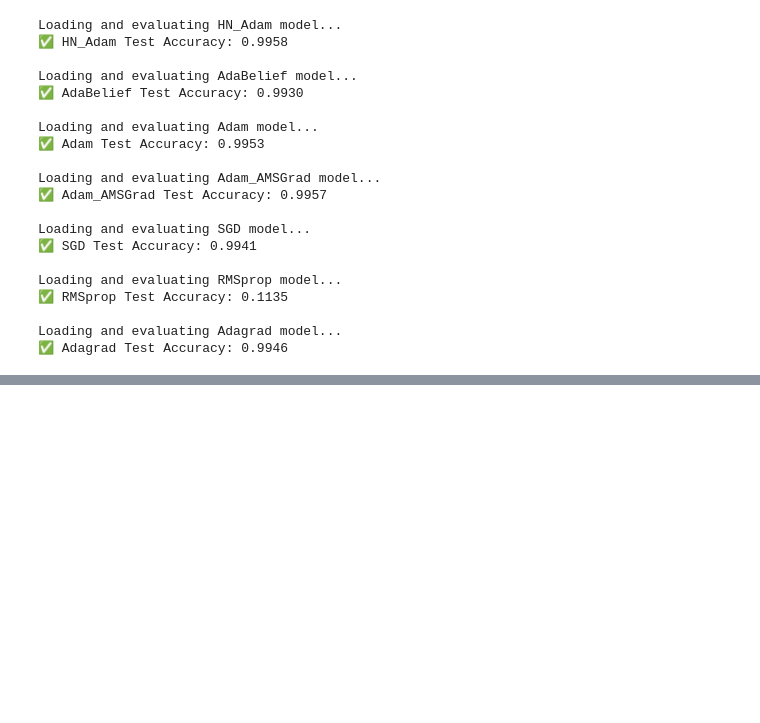
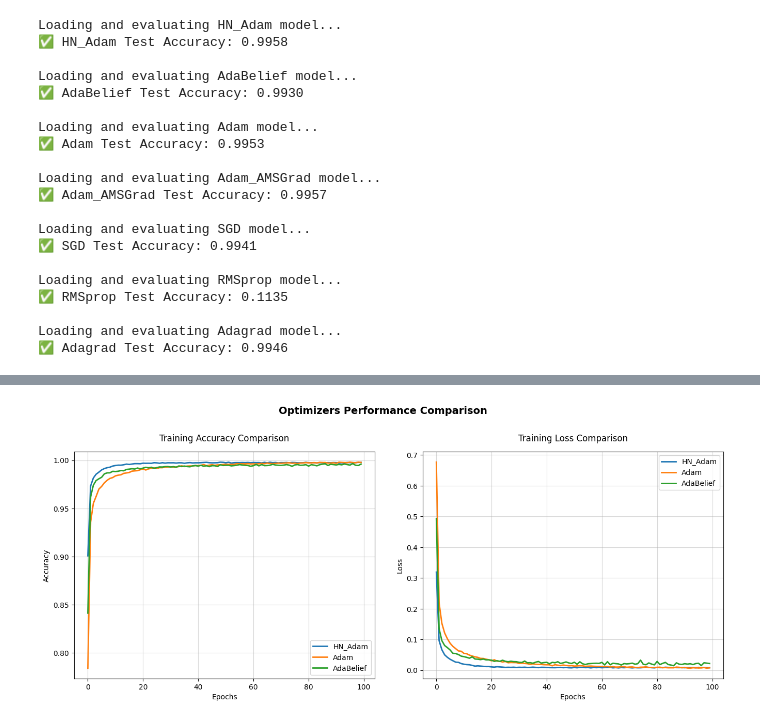
Before and after one commit to mostafa7hmmad/MnistHandwrittenDigit-CNN, a Jupyter notebook: data_augmentation_final.ipynb, the cells around one changed output, grey strips where cells are left out. Saved outputs shown, nothing was run; the diff lists cells and outputs as text; code cells hidden in the pictures; blank space fills up the shorter version.

```diff
--- a/data_augmentation_final.ipynb
+++ b/data_augmentation_final.ipynb
@@ -24,7 +219,7 @@ rescale=1./255,rotation_range=10,
     preprocessing_function=to_float32,
     fill_mode='nearest')        # Fill edges with reflection (better than black))
 df_train = trainD.flow_from_directory(
-    r"C:\Users\DAR-MG\Desktop\Hammad\mnist_dataset\train",
+    r"mnist_images\train",
     target_size=(28, 28),
     color_mode="grayscale",      # MNIST is single-channel
     batch_size=32,
@@ -313,0 +574,44 @@ Loading and evaluating Adagrad model...
+# %%
+import matplotlib.pyplot as plt
+
+
+selected_optimizers = ['HN_Adam', 'Adam', 'AdaBelief']
+
+
+plt.figure(figsize=(14, 6))
+
+
+
+plt.subplot(1, 2, 1)
+for name in selected_optimizers:
+    plt.plot(
+        histories[name]['accuracy'],
+        label=name,
+        linewidth=2
+    )
+plt.title('Training Accuracy Comparison', fontsize=12, pad=15)
+plt.xlabel('Epochs', fontsize=10)
+plt.ylabel('Accuracy', fontsize=10)
+plt.legend(loc='lower right', frameon=True)
+plt.grid(True, alpha=0.5)
+
+
+plt.subplot(1, 2, 2)
+for name in selected_optimizers:
+    plt.plot(
+        histories[name]['loss'],
+        label=name,
+        linewidth=2
+    )
+plt.title('Training Loss Comparison', fontsize=12, pad=15)
+plt.xlabel('Epochs', fontsize=10)
+plt.ylabel('Loss', fontsize=10)
+plt.legend(loc='upper right', frameon=True)
+plt.grid(True, alpha=0.5)
+
+
+plt.tight_layout(pad=3)
+plt.suptitle('Optimizers Performance Comparison', y=1.02, fontsize=14, fontweight='bold')
+plt.show()
+# %% [output]
+[figure, added]
```
Also changed, not shown: parts of 12 cells of this notebook, 3 other files.
